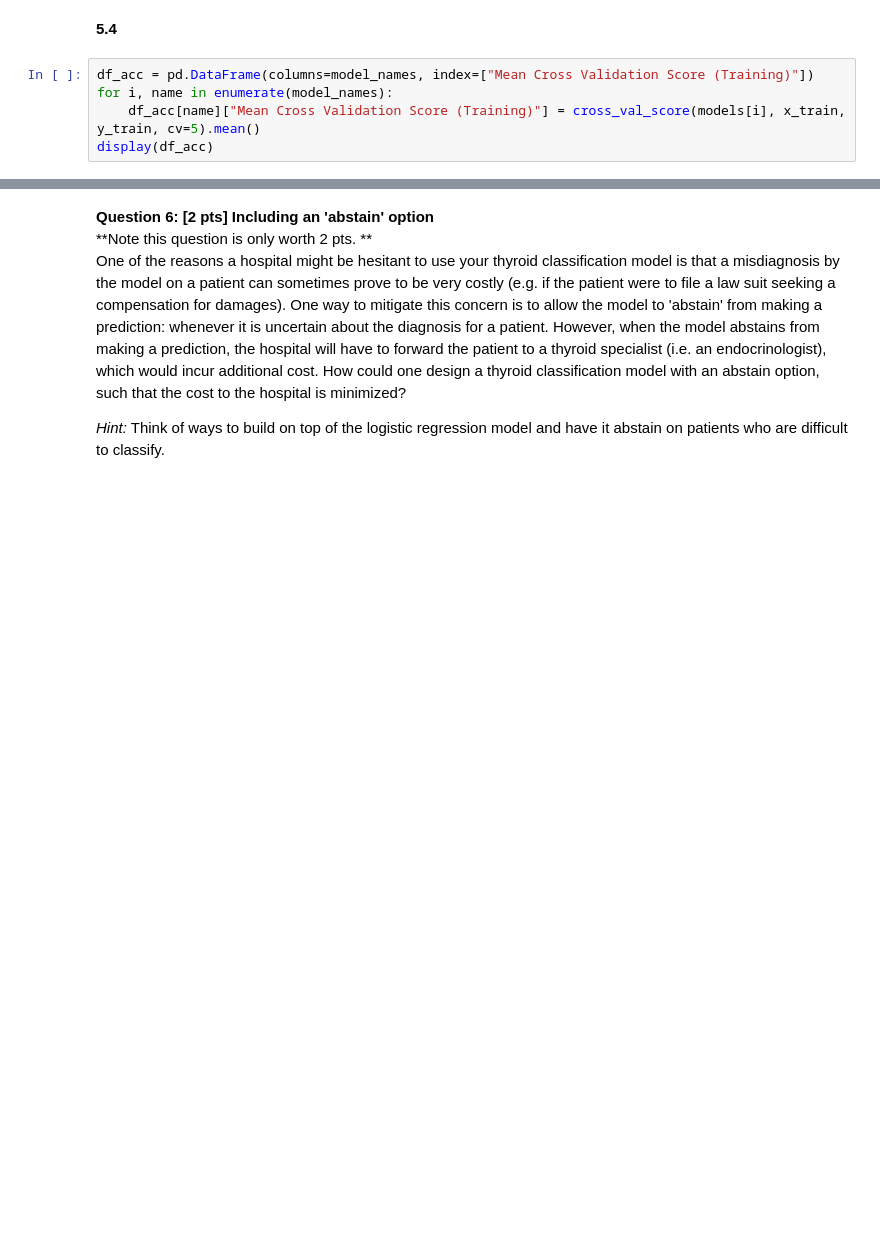
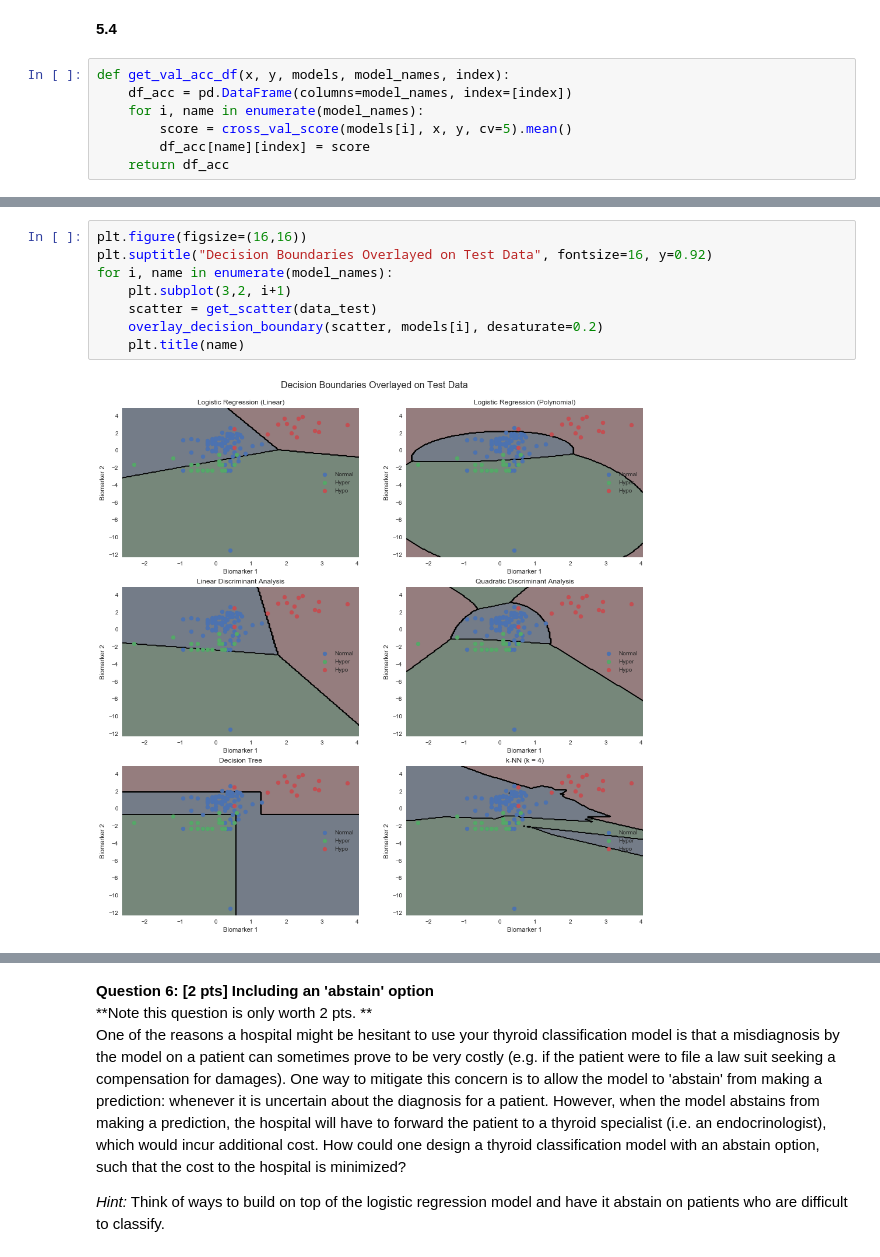
Before and after one commit to tmaounis/cs109a_hw7, a Jupyter notebook: cs109a_hw7.ipynb, the cells around one changed output, grey strips where cells are left out. Saved outputs shown, nothing was run; the diff lists cells and outputs as text; blank space fills up the shorter version.

```diff
--- a/cs109a_hw7.ipynb
+++ b/cs109a_hw7.ipynb
@@ -645,7 +647,9 @@ for i, name in enumerate(model_names):
 # %% [markdown]
 **5.4**
 # %%
-df_acc = pd.DataFrame(columns=model_names, index=["Mean Cross Validation Score (Training)"])
-for i, name in enumerate(model_names):
-    df_acc[name]["Mean Cross Validation Score (Training)"] = cross_val_score(models[i], x_train, y_train, cv=5).mean()
-display(df_acc)
+def get_val_acc_df(x, y, models, model_names, index):
+    df_acc = pd.DataFrame(columns=model_names, index=[index])
+    for i, name in enumerate(model_names):
+        score = cross_val_score(models[i], x, y, cv=5).mean()
+        df_acc[name][index] = score
+    return df_acc
@@ -668,0 +674,10 @@ display(df_acc)
+# %%
+plt.figure(figsize=(16,16))
+plt.suptitle("Decision Boundaries Overlayed on Test Data", fontsize=16, y=0.92)
+for i, name in enumerate(model_names):
+    plt.subplot(3,2, i+1)
+    scatter = get_scatter(data_test)
+    overlay_decision_boundary(scatter, models[i], desaturate=0.2)
+    plt.title(name)
+# %% [output]
+[figure, added]
```
Also changed, not shown: parts of 18 cells of this notebook.
